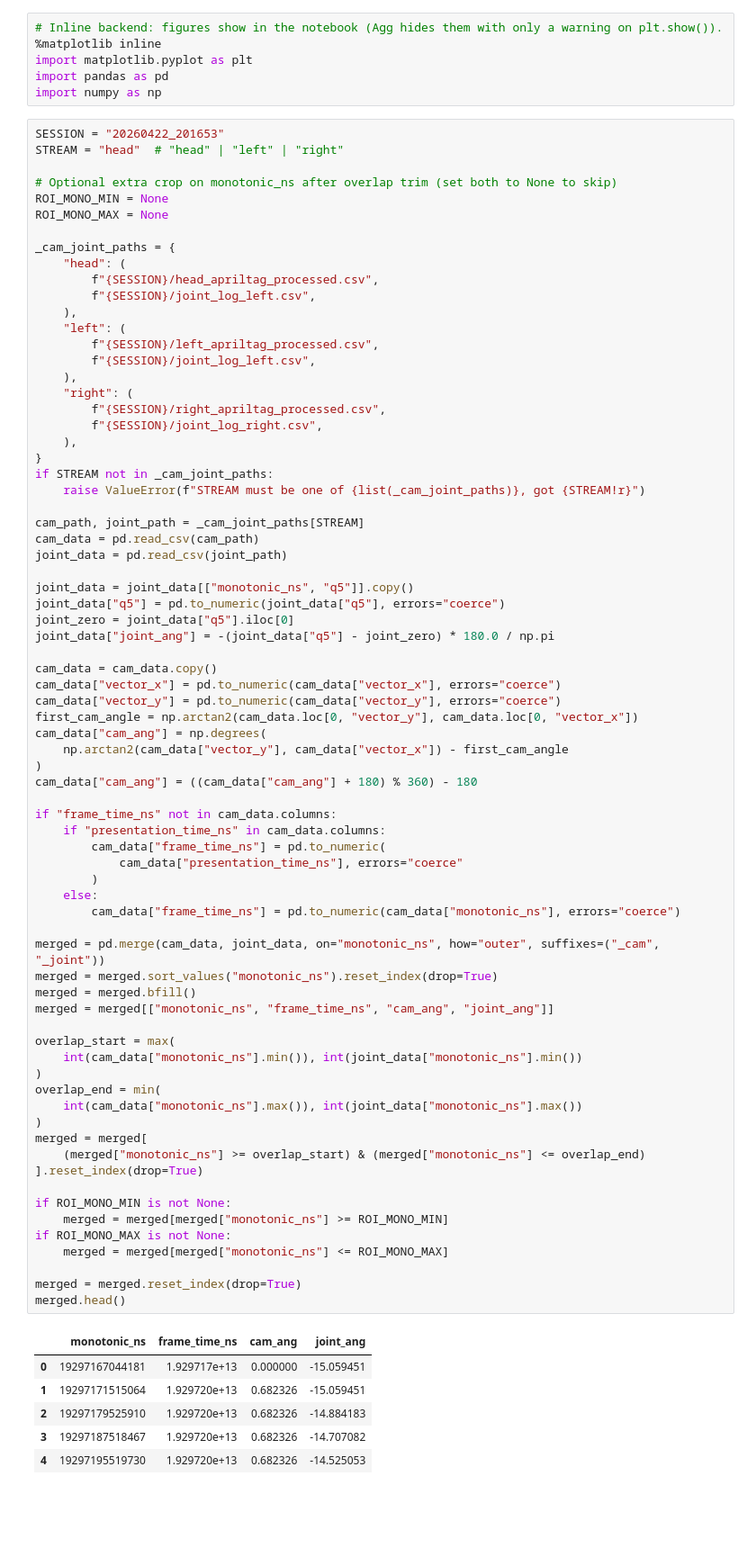
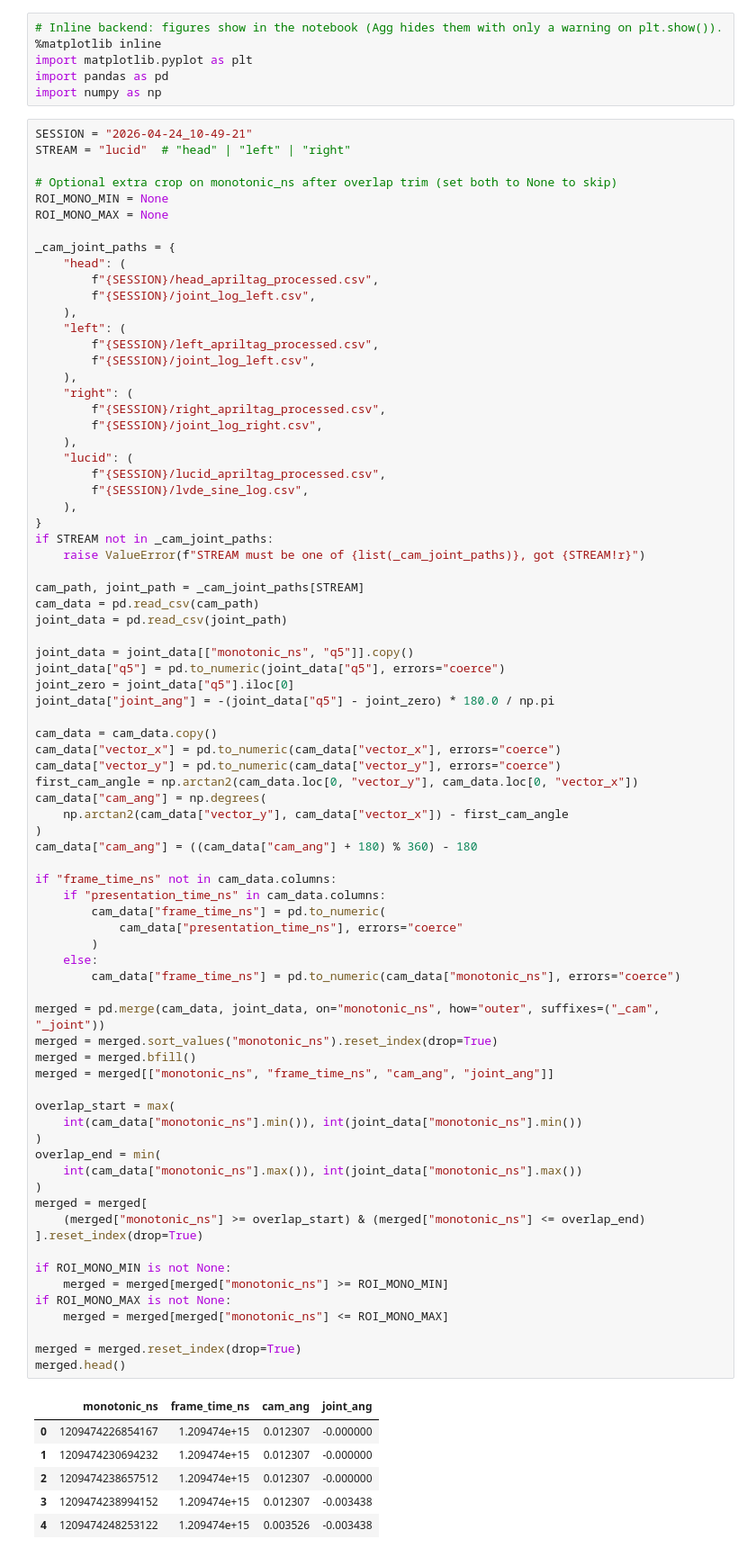
Before and after one commit to zruan-rf/latency_gen-umi, a Jupyter notebook: latency_shift.ipynb, the cells around one changed output. Shown at 90% size. Cells and saved outputs as stored; diff of their text form; blank space fills up the shorter version.

Commit message:
Added lucid lvde pipeline

```diff
--- a/latency_shift.ipynb
+++ b/latency_shift.ipynb
@@ -5,8 +5,8 @@ import matplotlib.pyplot as plt
 import pandas as pd
 import numpy as np
 # %%
-SESSION = "20260422_201653"
-STREAM = "head"  # "head" | "left" | "right"
+SESSION = "2026-04-24_10-49-21"
+STREAM = "lucid"  # "head" | "left" | "right"
 
 # Optional extra crop on monotonic_ns after overlap trim (set both to None to skip)
 ROI_MONO_MIN = None
@@ -24,6 +24,10 @@ _cam_joint_paths = {
     "right": (
         f"{SESSION}/right_apriltag_processed.csv",
         f"{SESSION}/joint_log_right.csv",
+    ),
+    "lucid": (
+        f"{SESSION}/lucid_apriltag_processed.csv",
+        f"{SESSION}/lvde_sine_log.csv",
     ),
 }
 if STREAM not in _cam_joint_paths:
@@ -52,38 +56,38 @@ if "frame_time_ns" not in cam_data.columns:
         cam_data["frame_time_ns"] = pd.to_numeric(
             cam_data["presentation_time_ns"], errors="coerce"
         )
     else:
         cam_data["frame_time_ns"] = pd.to_numeric(cam_data["monotonic_ns"], errors="coerce")
 
 merged = pd.merge(cam_data, joint_data, on="monotonic_ns", how="outer", suffixes=("_cam", "_joint"))
 merged = merged.sort_values("monotonic_ns").reset_index(drop=True)
 merged = merged.bfill()
 merged = merged[["monotonic_ns", "frame_time_ns", "cam_ang", "joint_ang"]]
 
 overlap_start = max(
     int(cam_data["monotonic_ns"].min()), int(joint_data["monotonic_ns"].min())
 )
 overlap_end = min(
     int(cam_data["monotonic_ns"].max()), int(joint_data["monotonic_ns"].max())
 )
 merged = merged[
     (merged["monotonic_ns"] >= overlap_start) & (merged["monotonic_ns"] <= overlap_end)
 ].reset_index(drop=True)
 
 if ROI_MONO_MIN is not None:
     merged = merged[merged["monotonic_ns"] >= ROI_MONO_MIN]
 if ROI_MONO_MAX is not None:
     merged = merged[merged["monotonic_ns"] <= ROI_MONO_MAX]
 
 merged = merged.reset_index(drop=True)
 merged.head()
 # %% [output]
 |  | monotonic_ns | frame_time_ns | cam_ang | joint_ang |
-| 0 | 19297167044181 | 1.929717e+13 | 0.000000 | -15.059451 |
-| 1 | 19297171515064 | 1.929720e+13 | 0.682326 | -15.059451 |
-| 2 | 19297179525910 | 1.929720e+13 | 0.682326 | -14.884183 |
-| 3 | 19297187518467 | 1.929720e+13 | 0.682326 | -14.707082 |
-| 4 | 19297195519730 | 1.929720e+13 | 0.682326 | -14.525053 |
+| 0 | 1209474226854167 | 1.209474e+15 | 0.012307 | -0.000000 |
+| 1 | 1209474230694232 | 1.209474e+15 | 0.012307 | -0.000000 |
+| 2 | 1209474238657512 | 1.209474e+15 | 0.012307 | -0.000000 |
+| 3 | 1209474238994152 | 1.209474e+15 | 0.012307 | -0.003438 |
+| 4 | 1209474248253122 | 1.209474e+15 | 0.003526 | -0.003438 |
 # %%
 out_csv = f"{SESSION}/merged_output_{STREAM}.csv"
 merged.to_csv(out_csv, index=False)
```
Also changed, not shown: parts of 3 cells of this notebook, 1 other file.
